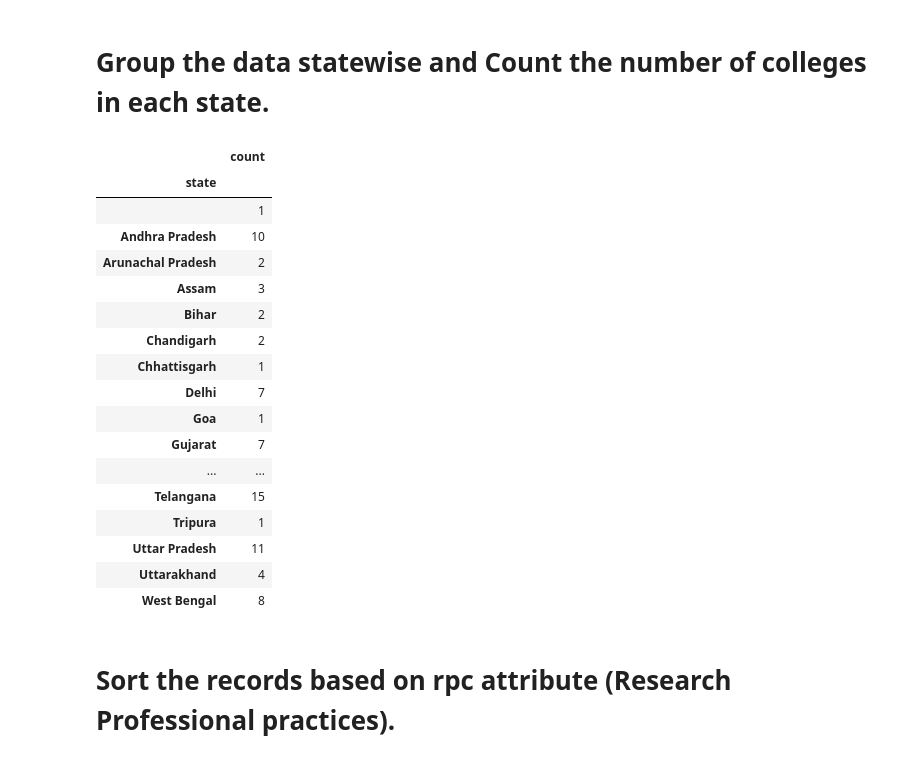
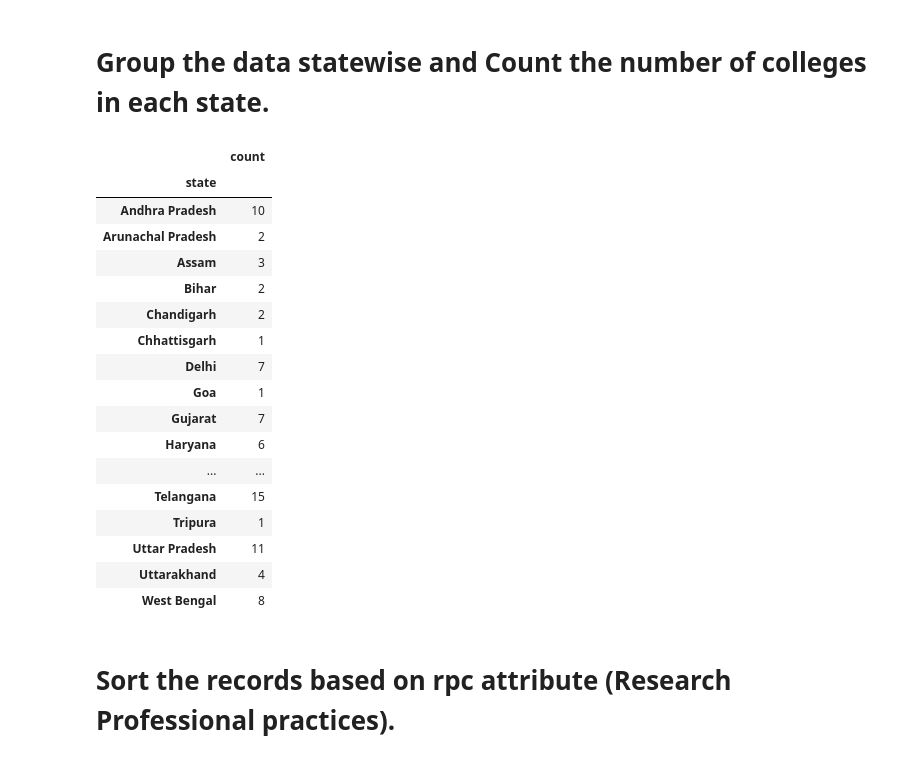
Before and after one commit to ankay212000/Data-Mining-and-Analysis-Practical, a Jupyter notebook: Exercise8_UE183065.ipynb, the cells around one changed output. Saved outputs shown, nothing was run; the diff lists cells and outputs as text; code cells hidden in the pictures.

```diff
--- a/Exercise8_UE183065.ipynb
+++ b/Exercise8_UE183065.ipynb
@@ -52,0 +19,3 @@ df
+# %%
+import pandas as pd
+df = pd.read_csv("nirf_engg_ranking_india_2020 (1).csv")
@@ -53,11 +38,10 @@ df
 # %% [markdown]
 # Group the data statewise and Count the number of colleges in each state.
 # %%
-df.groupby(['state']).agg(['count'])['institute_id']
+df.groupby(['state']).agg(['count'])['institute_ida']
 # %% [output]
 |  | count |
 | state |  |
-|  | 1 |
 | Andhra Pradesh | 10 |
 | Arunachal Pradesh | 2 |
 | Assam | 3 |
@@ -67,6 +51,7 @@ df.groupby(['state']).agg(['count'])['institute_id']
 | Delhi | 7 |
 | Goa | 1 |
 | Gujarat | 7 |
+| Haryana | 6 |
 | ... | ... |
 | Telangana | 15 |
 | Tripura | 1 |
```
Also changed, not shown: parts of 11 cells of this notebook.
